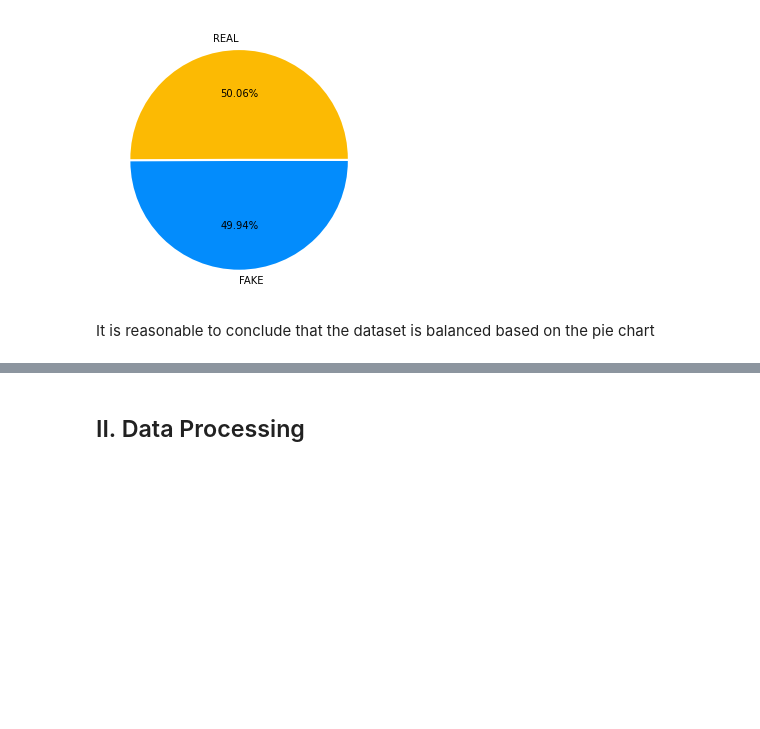
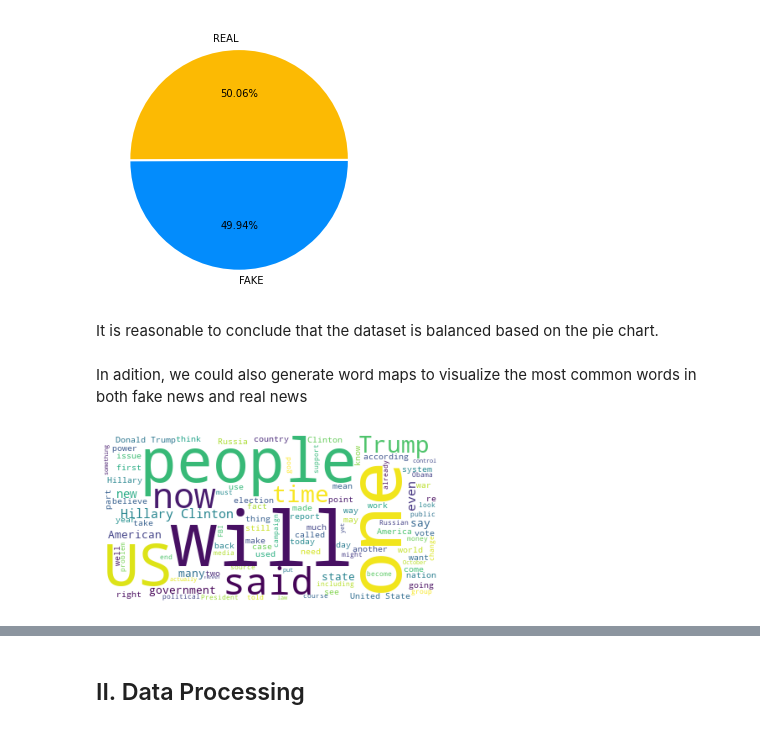
Before and after one commit to William-0320/COMP562-Final-Project, a Jupyter notebook: src/COMP562_Final_Proj.ipynb, the cells around one changed output, grey strips where cells are left out. Saved outputs shown, nothing was run; the diff lists cells and outputs as text; code cells hidden in the pictures; blank space fills up the shorter version.

```diff
--- a/src/COMP562_Final_Proj.ipynb
+++ b/src/COMP562_Final_Proj.ipynb
@@ -27,7 +51,7 @@ os.getcwd()
 Read in data from CSV file and drop unnecessary column(s). Then, check for NAN values and whether the dataset is balanced.
 # %%
 # Read in data frame
-df = pd.read_csv('../data/fake_or_real_news.csv')
+df = pd.read_csv('fake_or_real_news.csv')
 # We don't need the first column(number), so we keep the other columns
 df = df[['title', 'text', 'label']]
 # View the first few rows of data
@@ -64,4 +88,15 @@ plt.pie(df['label'].value_counts(), labels=['REAL', 'FAKE'], autopct='%.2f%%', e
   Text(0.0010587476902205132, -0.6099990811905608, '49.94%')])
 [figure]
 # %% [markdown]
-It is reasonable to conclude that the dataset is balanced based on the pie chart
+It is reasonable to conclude that the dataset is balanced based on the pie chart.
+# %% [markdown]
+In adition, we could also generate word maps to visualize the most common words in both fake news and real news
+# %%
+# Word cloud for fake news
+words = " ".join(text for text in df[df.label=='FAKE'].text.astype(str))
+wordcloud = WordCloud(stopwords=STOPWORDS, background_color ='white', max_words=100).generate(words)
+plt.imshow(wordcloud)
+plt.axis("off")
+plt.show()
+# %% [output]
+[figure, added]
```
Also changed, not shown: parts of 17 cells of this notebook, 1 other file.
